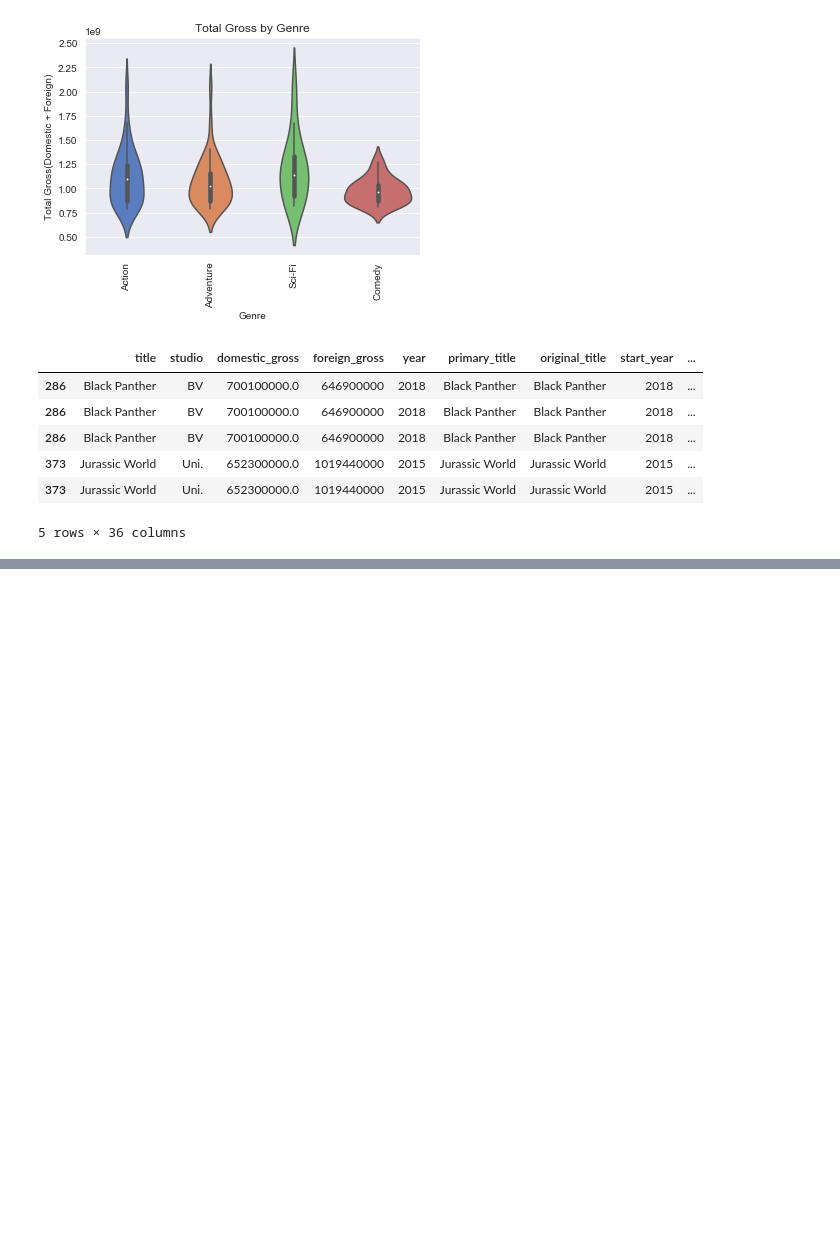
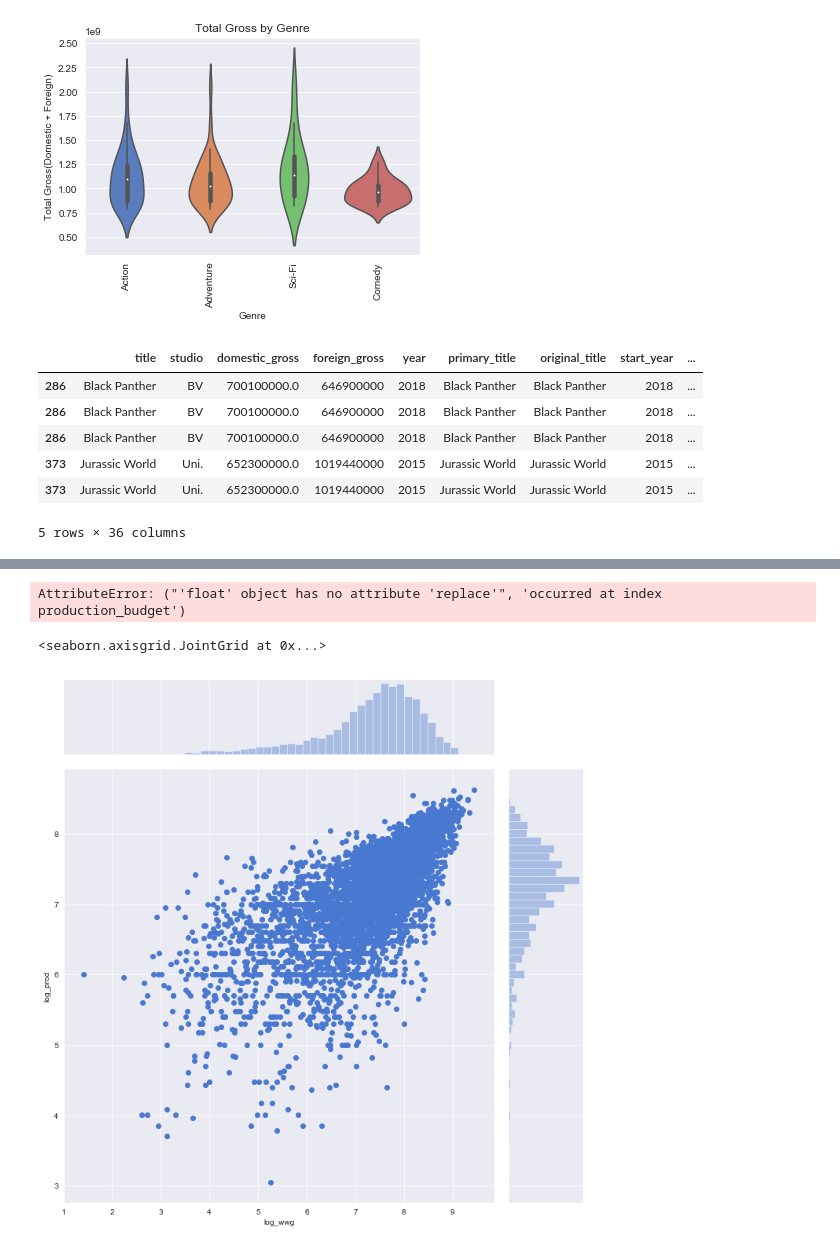
Before and after one commit to aschams/FlatironProject1, a Jupyter notebook: ASchams_notebook.ipynb, the cells around one changed output, grey strips where cells are left out. Cells and saved outputs as stored; diff of their text form; code cells hidden in the pictures; blank space fills up the shorter version.

Commit message:
added distplot for budget data

```diff
--- a/ASchams_notebook.ipynb
+++ b/ASchams_notebook.ipynb
@@ -532,0 +556,12 @@ movies_with_genres.head()
+# %%
+tn2 = tn_movie_budgets.copy()
+# %%
+tn2[['production_budget','domestic_gross','worldwide_gross']] = tn2[['production_budget',
+                                                                     'domestic_gross',
+                                                                     'worldwide_gross']].applymap(lambda x: x.replace("$", '').replace(',', '')).astype(float)
+# %% [output]
+AttributeError: ("'float' object has no attribute 'replace'", 'occurred at index production_budget')
+# %%
+tn2.drop(tn2[tn2.worldwide_gross == 0].index, inplace=True)
+# %%
+tn2[['log_prod', 'log_wwg']] = tn2[['production_budget', 'worldwide_gross']].applymap(np.log10)
@@ -532,0 +570,10 @@ movies_with_genres.head()
+# %%
+sns.set_style("darkgrid")
+sns.jointplot(x='log_wwg',
+              y='log_prod',
+              data=tn2,
+              kind='scatter',
+             height=10)
+# %% [output]
+<seaborn.axisgrid.JointGrid at 0x...>
+[figure, added]
```
Also changed, not shown: parts of 12 cells of this notebook.
